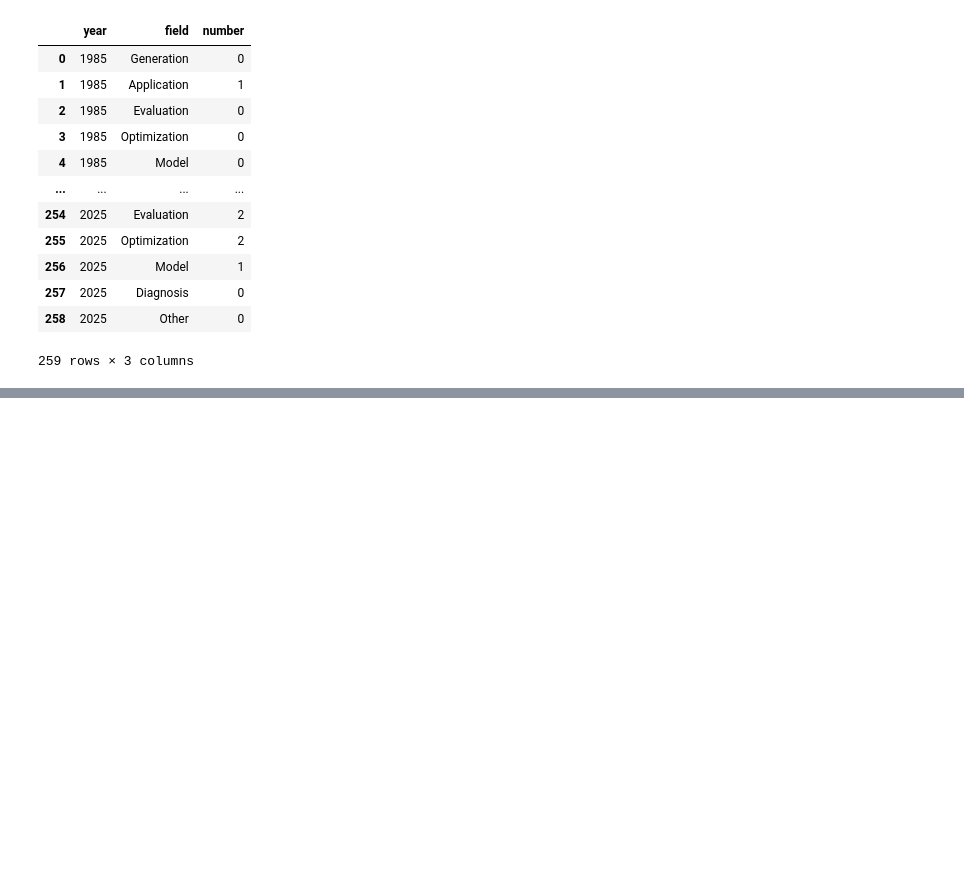
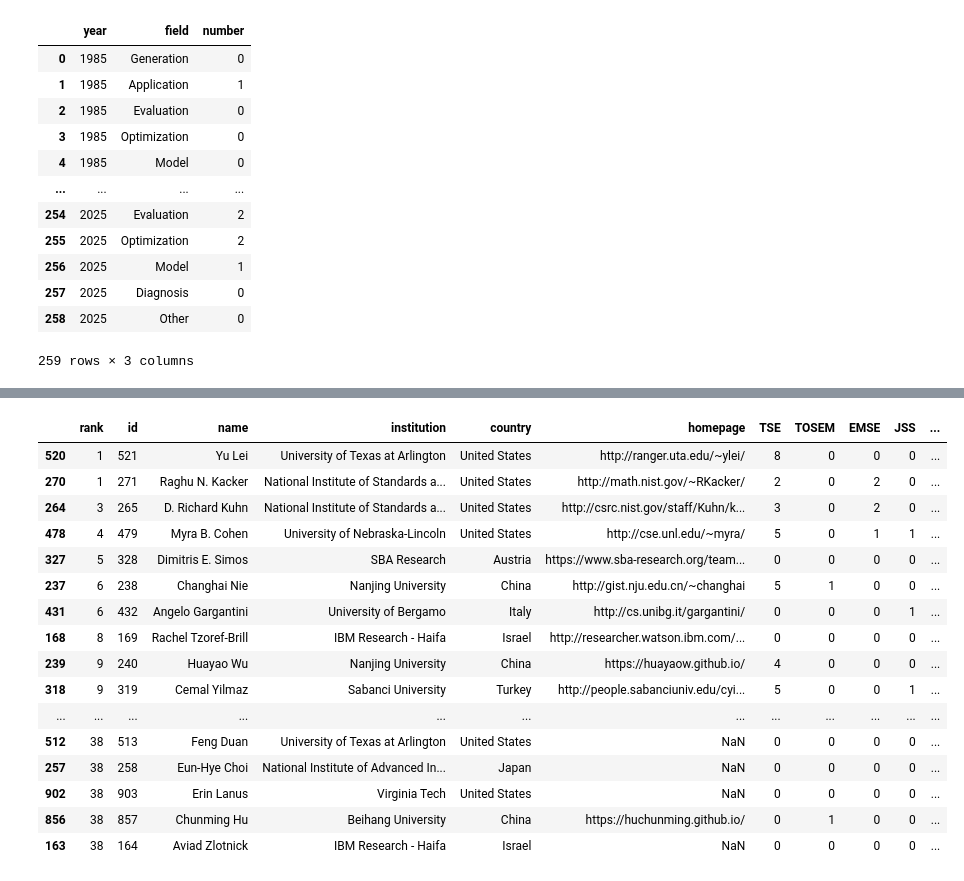
Before and after one commit to huayaow/cit-repository, a Jupyter notebook: core/analysis.ipynb, the cells around one changed output, grey strips where cells are left out. Drawn from its saved outputs; the diff is of its cells as text; code cells hidden in the pictures; blank space fills up the shorter version.

Commit message:
add active scholar

```diff
--- a/core/analysis.ipynb
+++ b/core/analysis.ipynb
@@ -146,0 +151,3 @@ with open(output_statistic_file, 'w', encoding='utf-8') as f:
+# %%
+scholar = pd.read_csv(scholar_filename, sep=',', header=0)
+display(scholar)
@@ -146,0 +168,34 @@ with open(output_statistic_file, 'w', encoding='utf-8') as f:
+# %%
+weight = {'TSE': 3, 'TOSEM': 3, 'EMSE': 2, 'JSS': 2, 'IST': 2, 'ICSE': 3, 'FSE': 3, 'ASE': 3, 'ISSTA': 3,
+          'SANER': 2, 'ISSRE': 2, 'ICST': 2, 'ICSTW': 1}
+
+def calc_score(row):
+    score = 0
+    for each in weight:
+        score += row[each]
+    return score
+
+scholar['score'] = scholar.apply(calc_score, axis=1)
+scholar = scholar.sort_values(['score', 'name'], ascending=False)
+scholar = scholar[scholar['score'] >= 4]
+scholar.insert(0, 'rank', scholar['score'].rank(method='min', ascending=False).astype(int))
+
+display(scholar)
+# %% [output]
+|  | rank | id | name | institution | country | homepage | TSE | TOSEM | EMSE | JSS | ... |
+| 520 | 1 | 521 | Yu Lei | University of Texas at Arlington | United States | http://ranger.uta.edu/~ylei/ | 8 | 0 | 0 | 0 | ... |
+| 270 | 1 | 271 | Raghu N. Kacker | National Institute of Standards a... | United States | http://math.nist.gov/~RKacker/ | 2 | 0 | 2 | 0 | ... |
+| 264 | 3 | 265 | D. Richard Kuhn | National Institute of Standards a... | United States | http://csrc.nist.gov/staff/Kuhn/k... | 3 | 0 | 2 | 0 | ... |
+| 478 | 4 | 479 | Myra B. Cohen | University of Nebraska-Lincoln | United States | http://cse.unl.edu/~myra/ | 5 | 0 | 1 | 1 | ... |
+| 327 | 5 | 328 | Dimitris E. Simos | SBA Research | Austria | https://www.sba-research.org/team... | 0 | 0 | 0 | 0 | ... |
+| 237 | 6 | 238 | Changhai Nie | Nanjing University | China | http://gist.nju.edu.cn/~changhai | 5 | 1 | 0 | 0 | ... |
+| 431 | 6 | 432 | Angelo Gargantini | University of Bergamo | Italy | http://cs.unibg.it/gargantini/ | 0 | 0 | 0 | 1 | ... |
+| 168 | 8 | 169 | Rachel Tzoref-Brill | IBM Research - Haifa | Israel | http://researcher.watson.ibm.com/... | 0 | 0 | 0 | 0 | ... |
+| 239 | 9 | 240 | Huayao Wu | Nanjing University | China | https://huayaow.github.io/ | 4 | 0 | 0 | 0 | ... |
+| 318 | 9 | 319 | Cemal Yilmaz | Sabanci University | Turkey | http://people.sabanciuniv.edu/cyi... | 5 | 0 | 0 | 1 | ... |
+| ... | ... | ... | ... | ... | ... | ... | ... | ... | ... | ... | ... |
+| 512 | 38 | 513 | Feng Duan | University of Texas at Arlington | United States | NaN | 0 | 0 | 0 | 0 | ... |
+| 257 | 38 | 258 | Eun-Hye Choi | National Institute of Advanced In... | Japan | NaN | 0 | 0 | 0 | 0 | ... |
+| 902 | 38 | 903 | Erin Lanus | Virginia Tech | United States | NaN | 0 | 0 | 0 | 0 | ... |
+| 856 | 38 | 857 | Chunming Hu | Beihang University | China | https://huchunming.github.io/ | 0 | 1 | 0 | 0 | ... |
+| 163 | 38 | 164 | Aviad Zlotnick | IBM Research - Haifa | Israel | NaN | 0 | 0 | 0 | 0 | ... |
```
Also changed, not shown: parts of 11 cells of this notebook, 20 other files.
